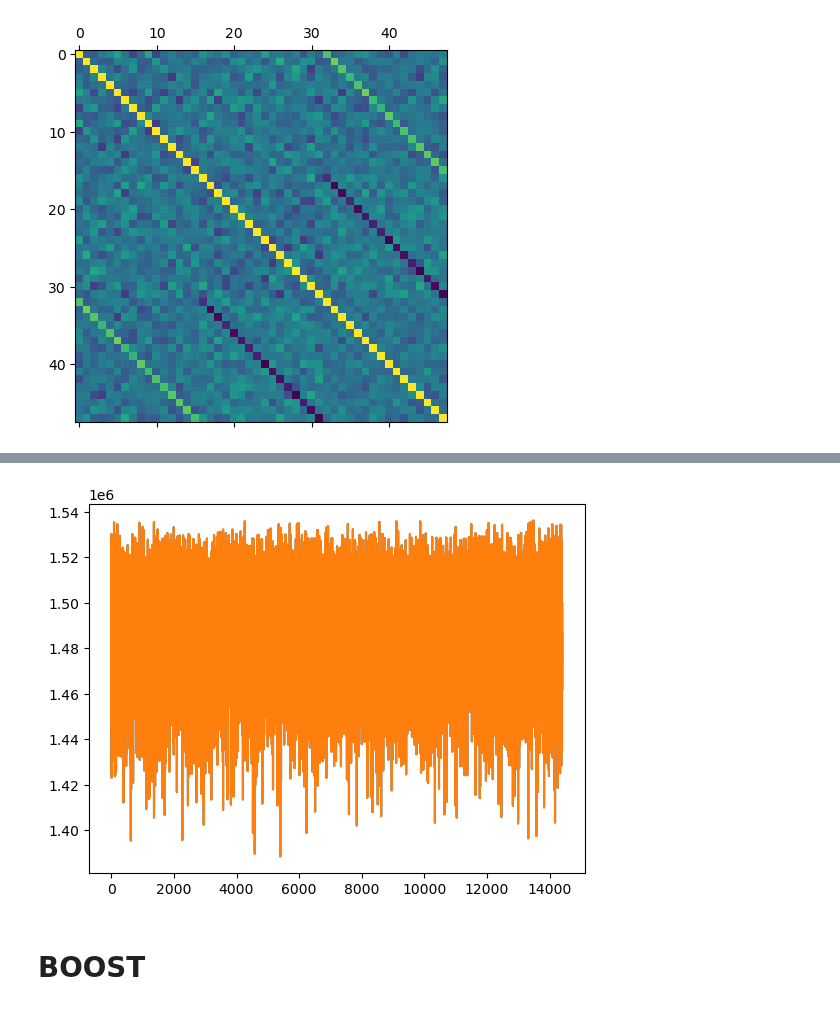
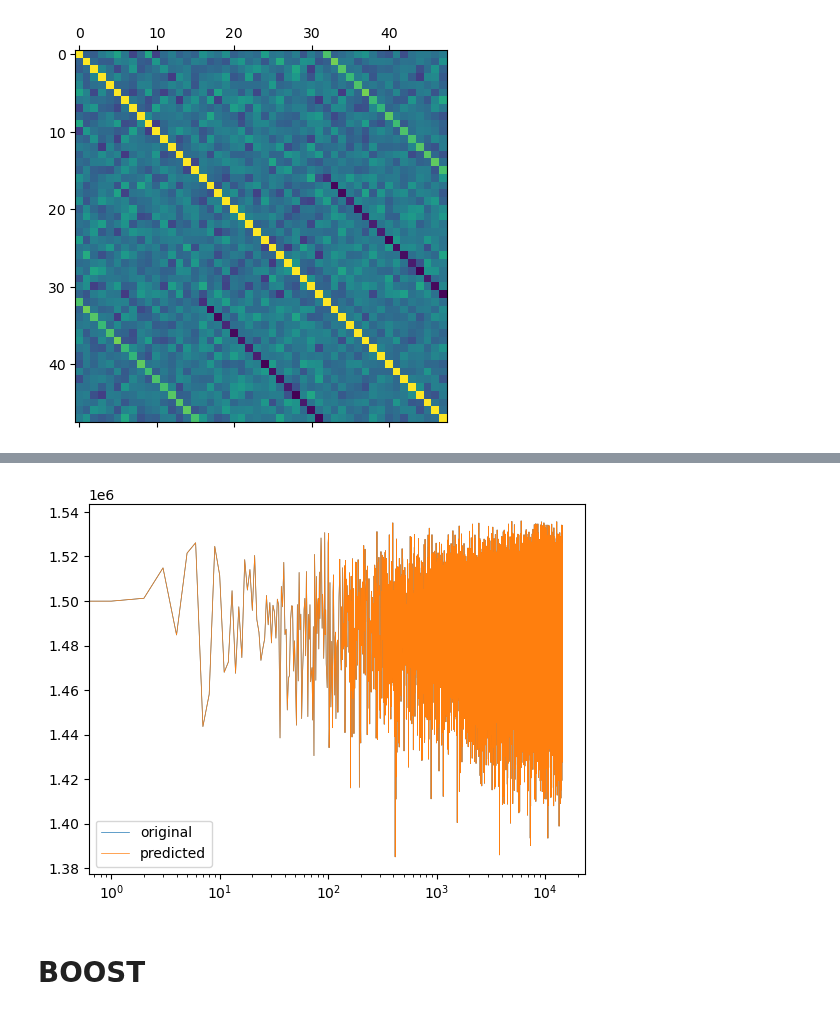
Before and after one commit to hsuliz/university, a Jupyter notebook: year-2023/data-science/sydanal/sydanal.ipynb, the cells around one changed output, grey strips where cells are left out. Saved outputs shown, nothing was run; the diff lists cells and outputs as text; code cells hidden in the pictures.

```diff
--- a/year-2023/data-science/sydanal/sydanal.ipynb
+++ b/year-2023/data-science/sydanal/sydanal.ipynb
@@ -79,10 +79,12 @@ np.sqrt(metrics.mean_squared_error(y_test, predictions))
 # %%
 x_ax = range(len(y_test))
-plt.plot(x_ax, y_test, label="original")
-plt.plot(x_ax, predictions, label="predicted")
+plt.plot(x_ax, y_test, label="original", linewidth=0.5)
+plt.plot(x_ax, predictions, label="predicted", linewidth=0.5)
+plt.xscale('log')
+plt.legend()
 plt.show()
 # %% [output]
-[figure, old version]
+[figure, new version]
 # %% [markdown]
 # BOOST
 # %%
```
Also changed, not shown: parts of 11 cells of this notebook.
